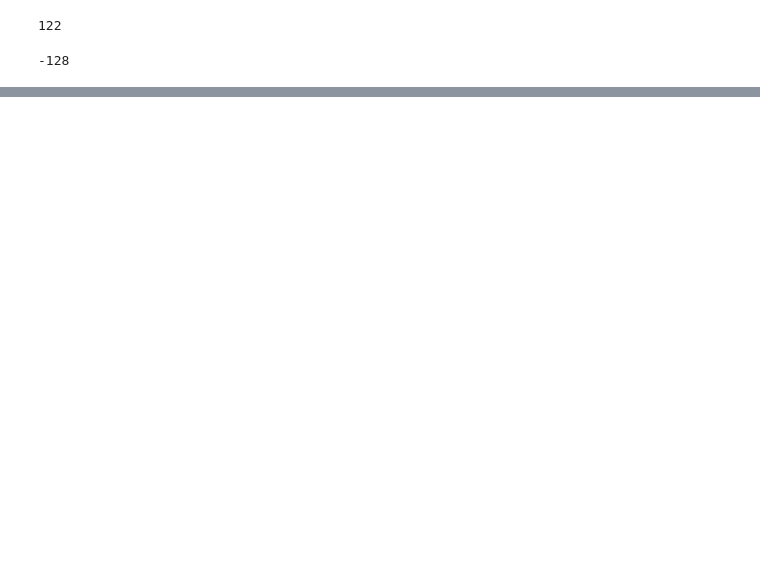
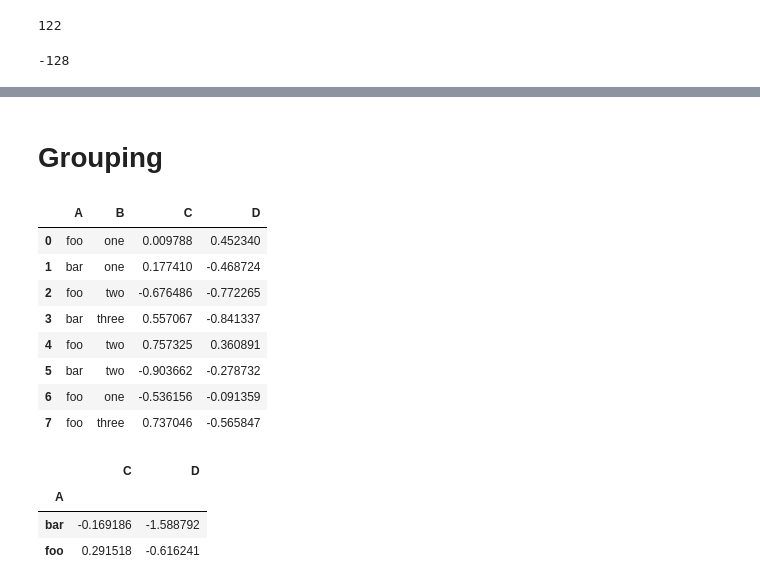
Before and after one commit to ZCW-Data1dot2/wes-book---ch4---numpy-Anujangalapalli, a Jupyter notebook: Chapter4WorkAlong.ipynb, the cells around one changed output, grey strips where cells are left out. Cells and saved outputs as stored; diff of their text form; code cells hidden in the pictures; blank space fills up the shorter version.

```diff
--- a/Chapter4WorkAlong.ipynb
+++ b/Chapter4WorkAlong.ipynb
@@ -1006,0 +1467,28 @@ array([[ 0.18764359, -0.15082022,  0.01558629, ...,  0.01448881,
+# %% [markdown]
+# Grouping
+# %%
+df = pd.DataFrame({'A': ['foo', 'bar', 'foo', 'bar',
+                             'foo', 'bar', 'foo', 'foo'],
+                       'B': ['one', 'one', 'two', 'three',
+                             'two', 'two', 'one', 'three'],
+                       'C': np.random.randn(8),
+                       'D': np.random.randn(8)})
+# %%
+df
+# %% [output]
+|  | A | B | C | D |
+| 0 | foo | one | 0.009788 | 0.452340 |
+| 1 | bar | one | 0.177410 | -0.468724 |
+| 2 | foo | two | -0.676486 | -0.772265 |
+| 3 | bar | three | 0.557067 | -0.841337 |
+| 4 | foo | two | 0.757325 | 0.360891 |
+| 5 | bar | two | -0.903662 | -0.278732 |
+| 6 | foo | one | -0.536156 | -0.091359 |
+| 7 | foo | three | 0.737046 | -0.565847 |
+# %%
+df.groupby('A').sum()
+# %% [output]
+|  | C | D |
+| A |  |  |
+| bar | -0.169186 | -1.588792 |
+| foo | 0.291518 | -0.616241 |
```
Also changed, not shown: parts of 116 cells of this notebook.
